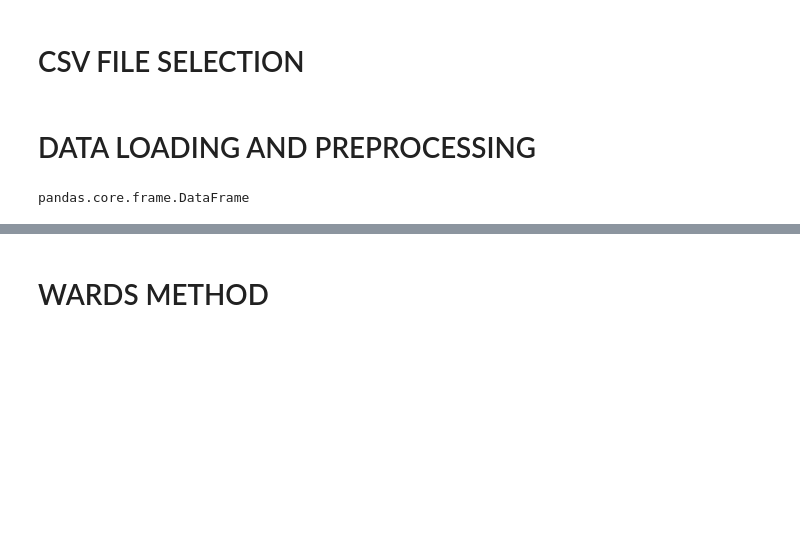
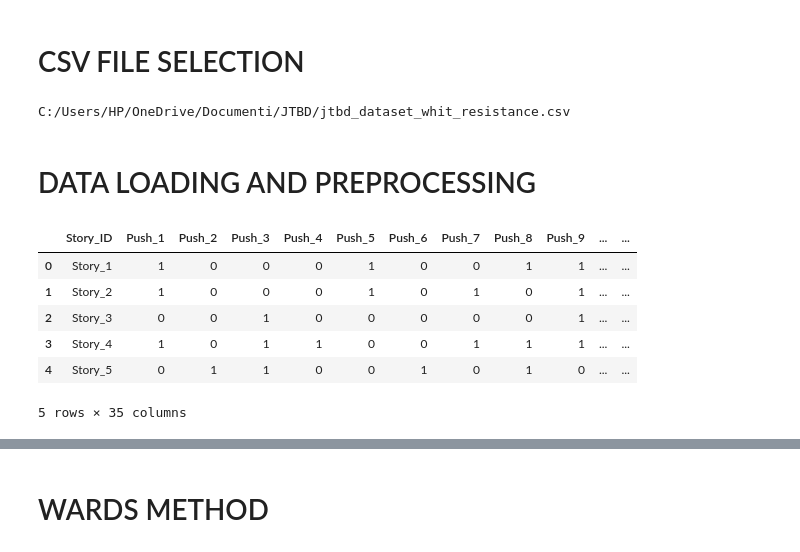
Before and after one commit to Itz-samad/Jobs-To-Be-Done-JTBD-Analysis, a Jupyter notebook: Ward_Method.ipynb, the cells around one changed output, grey strips where cells are left out. Drawn from its saved outputs; the diff is of its cells as text; code cells hidden in the pictures; blank space fills up the shorter version.

```diff
--- a/Ward_Method.ipynb
+++ b/Ward_Method.ipynb
@@ -17,6 +17,7 @@ def select_file():
     root = Tk()
     root.withdraw()  # Hide the main Tkinter window
     file_path = askopenfilename(title="Select CSV File", filetypes=[("CSV Files", "*.csv")])
+    print(file_path)
     return file_path
 
 # Prompt user to select a file
@@ -24,15 +25,23 @@ file_path = select_file()
 if not file_path:
     print("No file selected. Exiting...")
     exit()
+# %% [output]
+C:/Users/HP/OneDrive/Documenti/JTBD/jtbd_dataset_whit_resistance.csv
 # %% [markdown]
 # DATA LOADING AND PREPROCESSING
 # %%
 # Load the dataset
 data = pd.read_csv(file_path)
 
 
 # Drop the Story_ID column (non-numeric data)
 X = data.drop(columns=["Story_ID"])
-type(X)
+data.head()
 # %% [output]
+|  | Story_ID | Push_1 | Push_2 | Push_3 | Push_4 | Push_5 | Push_6 | Push_7 | Push_8 | Push_9 | ... | ... |
+| 0 | Story_1 | 1 | 0 | 0 | 0 | 1 | 0 | 0 | 1 | 1 | ... | ... |
+| 1 | Story_2 | 1 | 0 | 0 | 0 | 1 | 0 | 1 | 0 | 1 | ... | ... |
+| 2 | Story_3 | 0 | 0 | 1 | 0 | 0 | 0 | 0 | 0 | 1 | ... | ... |
+| 3 | Story_4 | 1 | 0 | 1 | 1 | 0 | 0 | 1 | 1 | 1 | ... | ... |
+| 4 | Story_5 | 0 | 1 | 1 | 0 | 0 | 1 | 0 | 1 | 0 | ... | ... |
-pandas.core.frame.DataFrame
+5 rows × 35 columns
```
Also changed, not shown: parts of 12 cells of this notebook, 4 other files.
